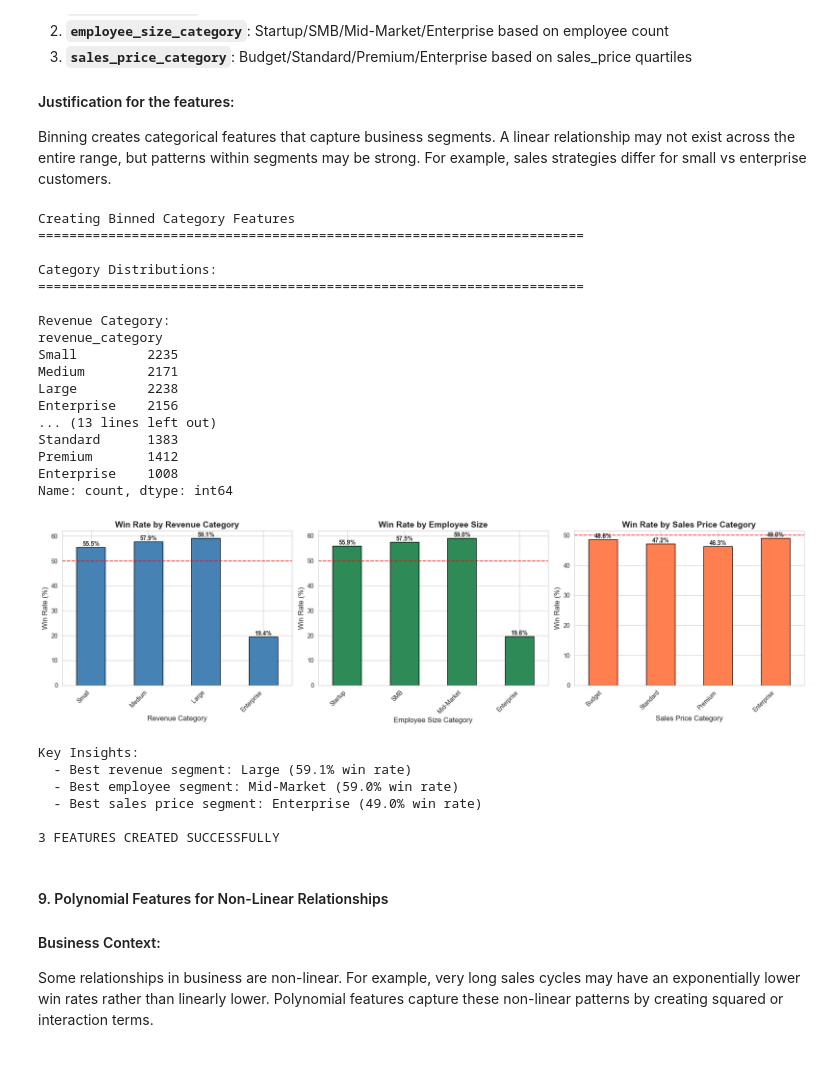
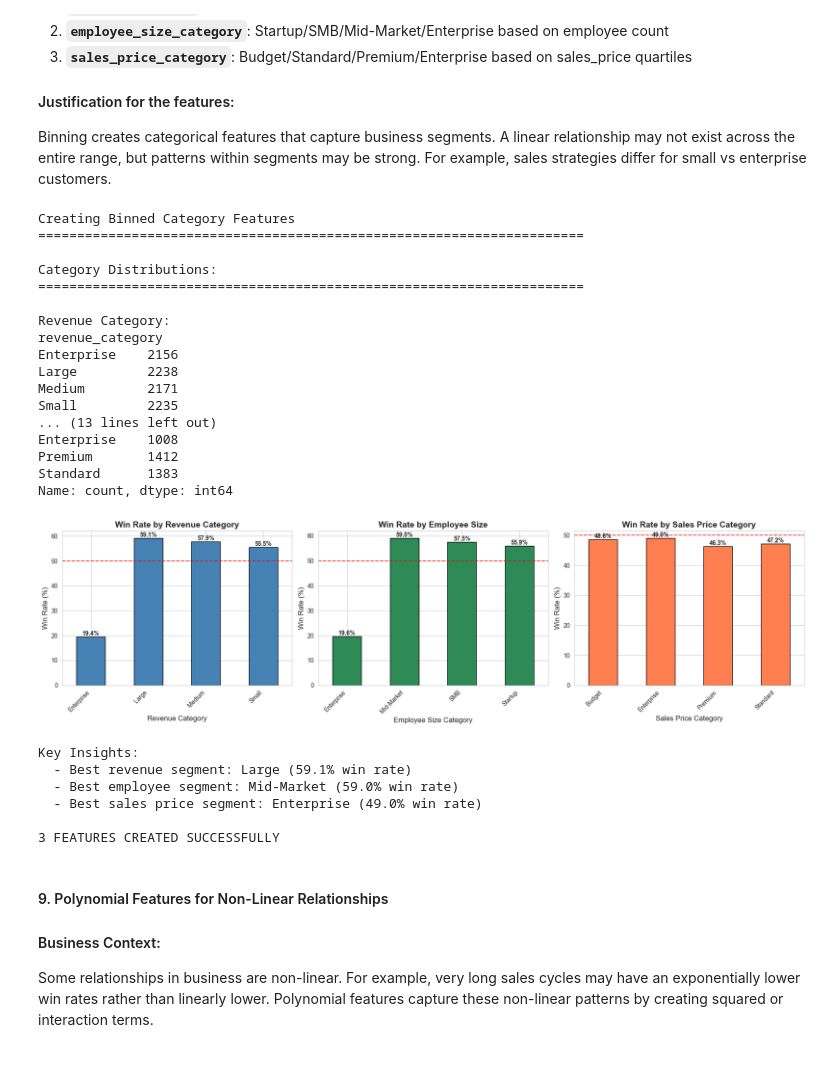
Before and after one commit to Pawan-Bhandari-1164198/1164198, a Jupyter notebook: assignment-3.ipynb, the cells around one changed output. Drawn from its saved outputs; the diff is of its cells as text; code cells hidden in the pictures.

```diff
--- a/assignment-3.ipynb
+++ b/assignment-3.ipynb
@@ -410,7 +410,7 @@ df['cycle_length_category'] = pd.cut(
     df['sales_cycle_days'],
     bins=[0, 30, 60, 90, 180, float('inf')],
     labels=['Quick', 'Standard', 'Extended', 'Long', 'Very_Long']
-)
+).astype('object')
 
 print("Sales Cycle Category Distribution:")
 print("="*70)
@@ -956,7 +955,7 @@ df['revenue_category'] = pd.cut(
     df['revenue'],
     bins=[0, revenue_quartiles[0], revenue_quartiles[1], revenue_quartiles[2], float('inf')],
     labels=['Small', 'Medium', 'Large', 'Enterprise']
-)
+).astype('object')
 
 # Feature 13: Employee size categories
 employee_quartiles = df['employees'].quantile([0.25, 0.50, 0.75]).values
@@ -964,7 +963,7 @@ df['employee_size_category'] = pd.cut(
     df['employees'],
     bins=[0, employee_quartiles[0], employee_quartiles[1], employee_quartiles[2], float('inf')],
     labels=['Startup', 'SMB', 'Mid-Market', 'Enterprise']
-)
+).astype('object')
 
 # Feature 14: Sales price categories
 # Filter out NaN values for quartile calculation
@@ -973,7 +972,7 @@ df['sales_price_category'] = pd.cut(
     df['sales_price'],
     bins=[0, sales_price_quartiles[0], sales_price_quartiles[1], sales_price_quartiles[2], float('inf')],
     labels=['Budget', 'Standard', 'Premium', 'Enterprise']
-)
+).astype('object')
 
 print("\nCategory Distributions:")
 print("="*70)
@@ -1023,39 +1022,39 @@ win_rate_price.plot(kind='bar', ax=axes[2], color='coral', edgecolor='black')
 axes[2].set_title('Win Rate by Sales Price Category', fontsize=14, fontweight='bold')
 axes[2].set_xlabel('Sales Price Category', fontsize=12)
 axes[2].set_ylabel('Win Rate (%)', fontsize=12)
 axes[2].set_xticklabels(axes[2].get_xticklabels(), rotation=45, ha='right')
 axes[2].axhline(y=50, color='red', linestyle='--', alpha=0.7)
 for i, v in enumerate(win_rate_price.values):
     axes[2].text(i, v, f'{v:.1f}%', ha='center', va='bottom', fontweight='bold')
 
 plt.tight_layout()
 plt.show()
 
 print("\nKey Insights:")
 print(f"  - Best revenue segment: {win_rate_revenue.idxmax()} ({win_rate_revenue.max():.1f}% win rate)")
 print(f"  - Best employee segment: {win_rate_employees.idxmax()} ({win_rate_employees.max():.1f}% win rate)")
 print(f"  - Best sales price segment: {win_rate_price.idxmax()} ({win_rate_price.max():.1f}% win rate)")
 
 print("\n3 FEATURES CREATED SUCCESSFULLY")
 # %% [output]
 Creating Binned Category Features
 ======================================================================
 
 Category Distributions:
 ======================================================================
 
 Revenue Category:
 revenue_category
+Enterprise    2156
+Large         2238
+Medium        2171
 Small         2235
-Medium        2171
-Large         2238
-Enterprise    2156
 ... (13 lines left out)
+Enterprise    1008
+Premium       1412
 Standard      1383
-Premium       1412
-Enterprise    1008
 Name: count, dtype: int64
-[figure, old version]
+[figure, new version]
 Key Insights:
   - Best revenue segment: Large (59.1% win rate)
   - Best employee segment: Mid-Market (59.0% win rate)
```
Also changed, not shown: parts of 26 cells of this notebook, 1 other file.
